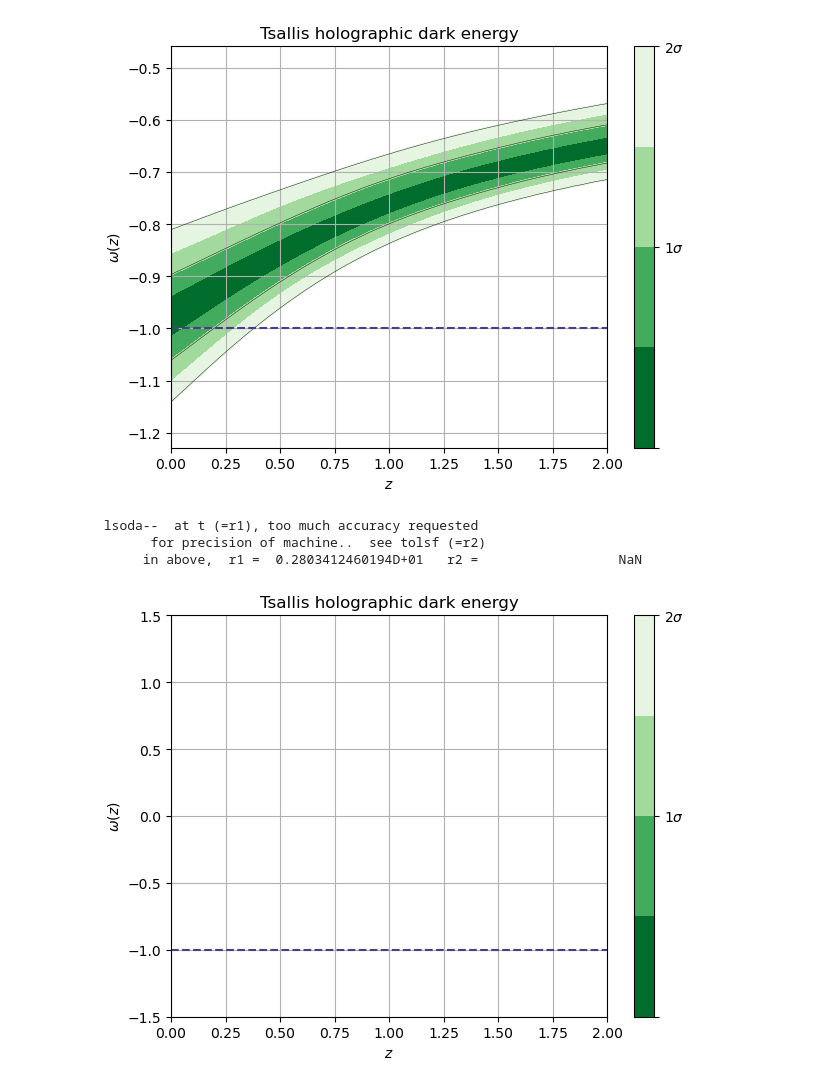
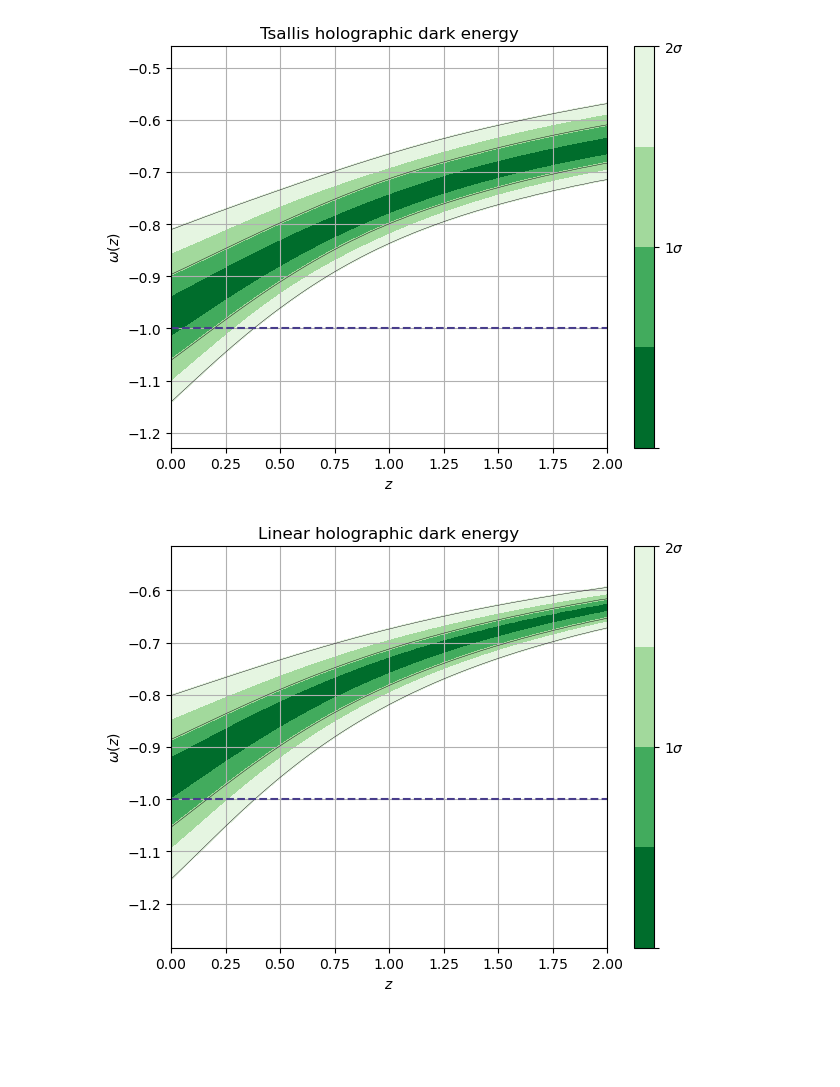
Before and after one commit to xlxnsxzpxtx/HolographicDE, a Jupyter notebook: Notebooks/fgivenx_hde.ipynb, the cells around one changed output. Drawn from its saved outputs; the diff is of its cells as text; code cells hidden in the pictures; blank space fills up the shorter version.

Commit message:
linear complete

```diff
--- a/Notebooks/fgivenx_hde.ipynb
+++ b/Notebooks/fgivenx_hde.ipynb
@@ -241,7 +241,7 @@ Linear exponent
 f(z) = a + bz
 '''
 
-file_rootl = '/home/alfonsozapata/SimpleMC/simplemc/chains/Linear/prueba502/'
+file_rootl = '/home/alfonsozapata/SimpleMC/simplemc/chains/Linear/BLHDE/300test2/'
 file_rootl += 'LHDE_phy_SN+HD+BBAO_nested_multi'
 
 samplesl, weightsl = samples_from_getdist_chains(['Om', 'h','c','b','a'], file_rootl)
@@ -257,7 +257,7 @@ def LHDE(z, theta):
     #print(b_value)
     z_rs = np.linspace(0, 3, 100)
 
-    def model_lhde(Omega, z):
+    def model_lhde(Omega,z):
         x = np.log(1./(1+z))
         C = 3*(c_value**2)
         Q = (C*np.exp(3*x))/(3*(H0**2)*Om0)
@@ -294,50 +294,38 @@ def LHDE(z, theta):
     #print(H_z(z))
     def w_eos(z):
         x = np.log(1./(1+z))
-        C = 3*(c_value**2)
-        Q = (C*np.exp(3*x))/(3*(H0**2)*Om0)
-
-        sqrt_Omega_DE = np.sqrt(Om_de(z))
-        term_base = (C /3)**(-0.5)
-        fraction_Q_Omega = Q*(1 - Om_de(z))/Om_de(z)
+        Q = ((c_value**2)*np.exp(3*x))/((H0**2)*Om0)
 
     # Exponents
-        exponent1 = (a_value + b_value* z) / (2 * (a_value + b_value* z - 2))
-        exponent2 = 1 / (2 - a_value - b_value* z)
+        exponent1 = (a_value + b_value*z)/(2*(a_value + b_value*z - 2))
+        exponent2 = 1./(2 - a_value - b_value* z)
 
-    # Calculate individual components of the equation
-        term1 = - (a_value + b_value* z + 1) / 3
-        term2 = ((a_value + b_value* z - 2) * sqrt_Omega_DE / 3) * term_base * (fraction_Q_Omega**exponent1)
-        term3 = ((1 + z) * b_value/3) *np.log(fraction_Q_Omega**exponent2)
 
     # Combine all terms to calculate w_DE
-        w_DE = term1 + term2 + term3
+        w_DE = -(a_value + b_value* z + 1)/3 + ((a_value + b_value*z - 2)*np.sqrt(Om_de(z))/3)*((c_value**2)**(-0.5))*((Q*(1 - Om_de(z))/Om_de(z))**exponent1)+ ((1 + z)*b_value/3)*np.log((Q*(1-Om_de(z))/Om_de(z))**exponent2)
+        return w_DE
 
-        return w_DE
     return w_eos(z)
 
 z = np.linspace(0.0000, 3, 100)
 cbar = plot_contours(LHDE, z, samplesl, weights=weightsl, contour_line_levels=[1, 2],colors=plt.cm.Greens_r)
 #cbar = plot_contours(THDE, z, samplest, weights=weightst, contour_line_levels=[1, 2])
 cbar = plt.colorbar(cbar,ticks=[0,1,2])
 cbar.set_ticklabels(['',r'$1\sigma$',r'$2\sigma$'])
 
 
 lcdm = np.full(100, -1.0)
 plt.plot(z, lcdm,linestyle='--',color='darkslateblue')
 #plt.plot(z, lcdm,color='lightgrey')
 plt.xscale('linear')
 plt.xlim(0.0, 2.0)
-plt.ylim(-1.5,1.5)
+#plt.ylim(-2.5,1.0)
 plt.ylabel(r'$\omega(z)$')
 #plt.ylabel(r'$H(z)$')
 plt.xlabel(r'$z$')
 plt.tight_layout()
-plt.title('Tsallis holographic dark energy')
+plt.title('Linear holographic dark energy')
 plt.grid()
 plt.show()
 # %% [output]
- lsoda--  at t (=r1), too much accuracy requested
-       for precision of machine..  see tolsf (=r2)
-      in above,  r1 =  0.2803412460194D+01   r2 =                  NaN
-[figure, old version]
+[figure, new version]
```
Also changed, not shown: parts of 2 cells of this notebook.
